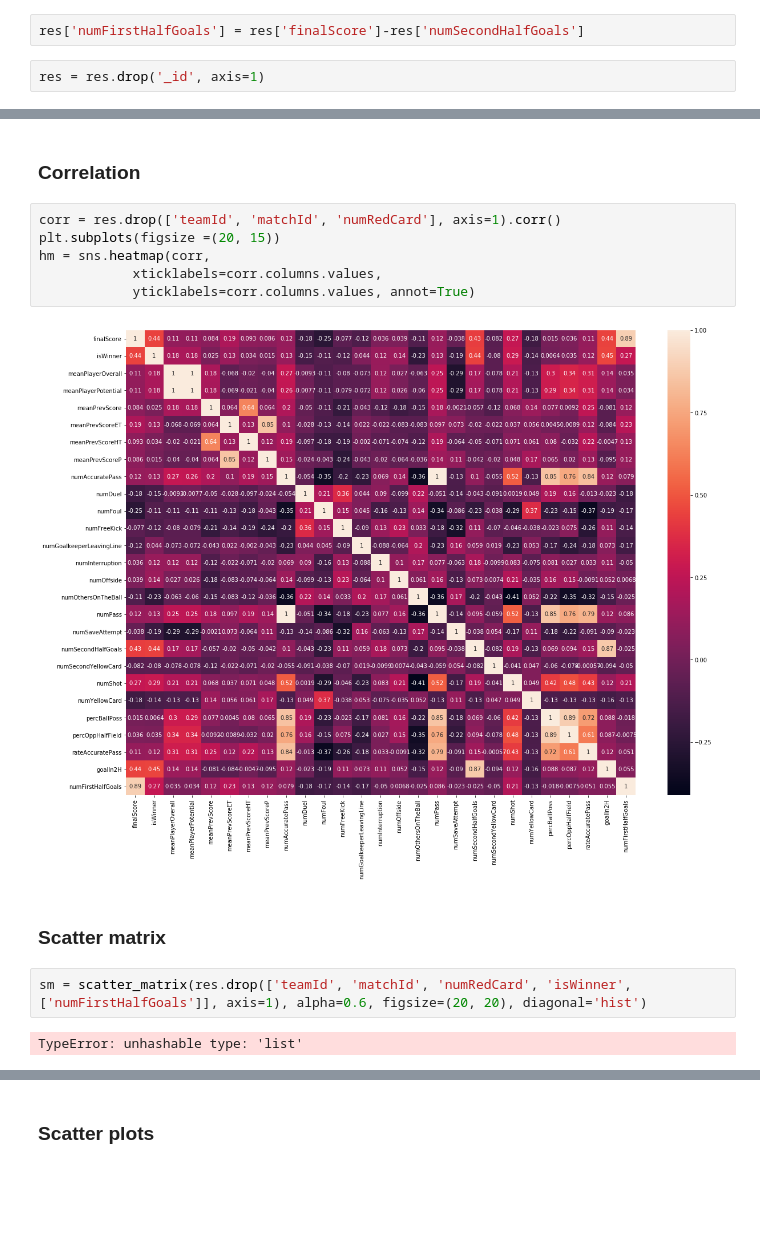
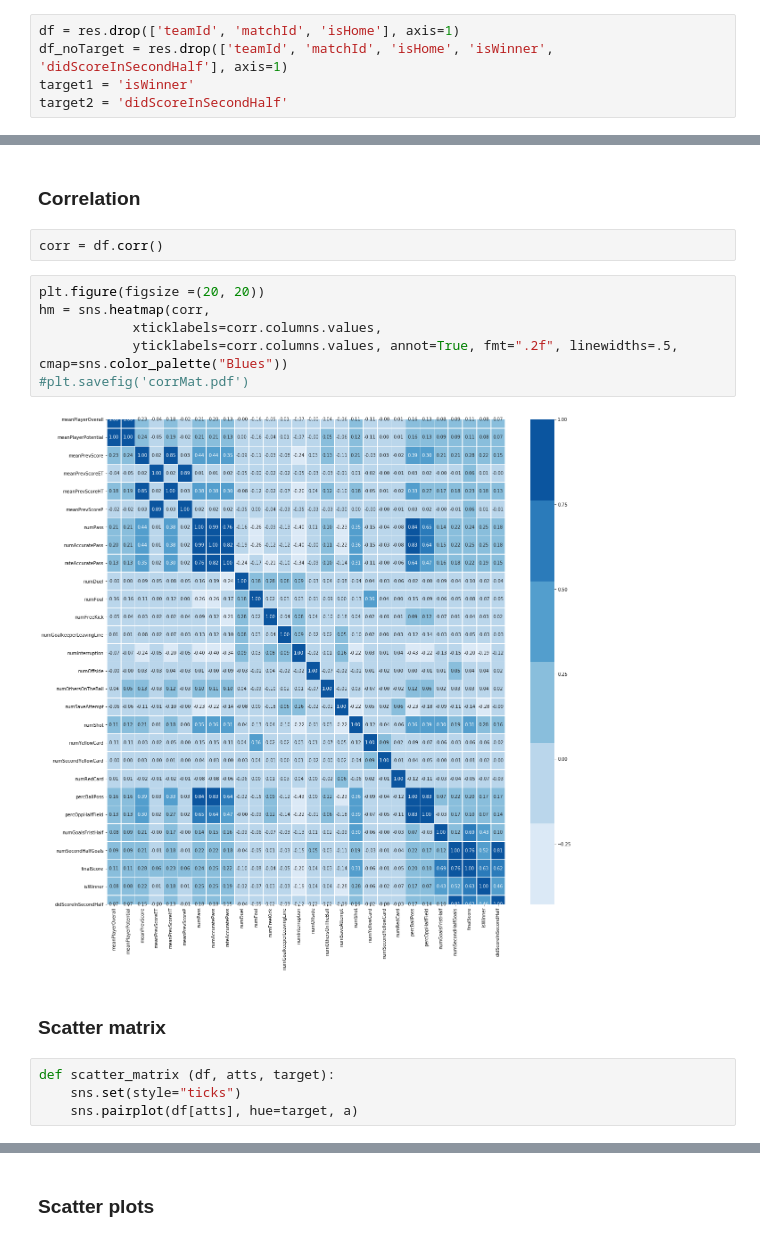
Before and after one commit to magemma/soccer-prediction, a Jupyter notebook: src/riccardo_dataVisualization.ipynb, the cells around one changed output, grey strips where cells are left out. Saved outputs shown, nothing was run; the diff lists cells and outputs as text; blank space fills up the shorter version.

Commit message:
DataVisualization + results dataframe

```diff
--- a/src/riccardo_dataVisualization.ipynb
+++ b/src/riccardo_dataVisualization.ipynb
@@ -110,4 +36,5 @@ res['goalIn2H'] = res['numSecondHalfGoals']>0
-# %%
-res['numFirstHalfGoals'] = res['finalScore']-res['numSecondHalfGoals']
-# %%
-res = res.drop('_id', axis=1)
+# %%
+df = res.drop(['teamId', 'matchId', 'isHome'], axis=1)
+df_noTarget = res.drop(['teamId', 'matchId', 'isHome', 'isWinner', 'didScoreInSecondHalf'], axis=1)
+target1 = 'isWinner'
+target2 = 'didScoreInSecondHalf'
@@ -115,17 +62,19 @@ res = res.drop('_id', axis=1)
 # Data Visualization
 # %% [markdown]
 ### Correlation
+# %%
+corr = df.corr()
 # %%
-corr = res.drop(['teamId', 'matchId', 'numRedCard'], axis=1).corr()
-plt.subplots(figsize =(20, 15))
+plt.figure(figsize =(20, 20))
 hm = sns.heatmap(corr,
             xticklabels=corr.columns.values,
-            yticklabels=corr.columns.values, annot=True)
+            yticklabels=corr.columns.values, annot=True, fmt=".2f", linewidths=.5, cmap=sns.color_palette("Blues"))
+#plt.savefig('corrMat.pdf')
 # %% [output]
-[figure, old version]
+[figure, new version]
 # %% [markdown]
 ### Scatter matrix
-# %%
-sm = scatter_matrix(res.drop(['teamId', 'matchId', 'numRedCard', 'isWinner', ['numFirstHalfGoals']], axis=1), alpha=0.6, figsize=(20, 20), diagonal='hist')
-# %% [output]
-TypeError: unhashable type: 'list'
+# %%
+def scatter_matrix (df, atts, target):
+    sns.set(style="ticks")
+    sns.pairplot(df[atts], hue=target, a)
```
Also changed, not shown: parts of 38 cells of this notebook, 2 other files.
